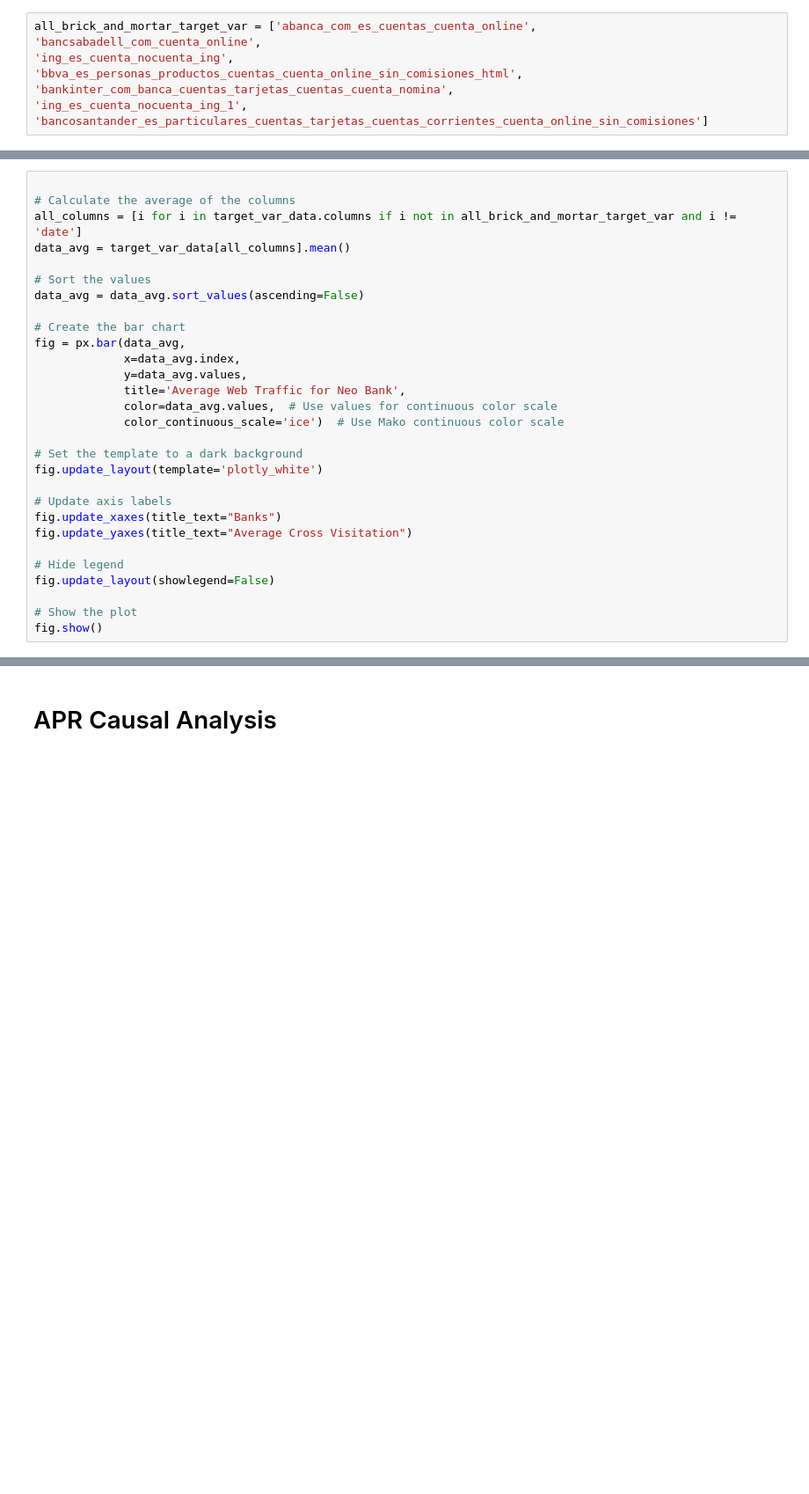
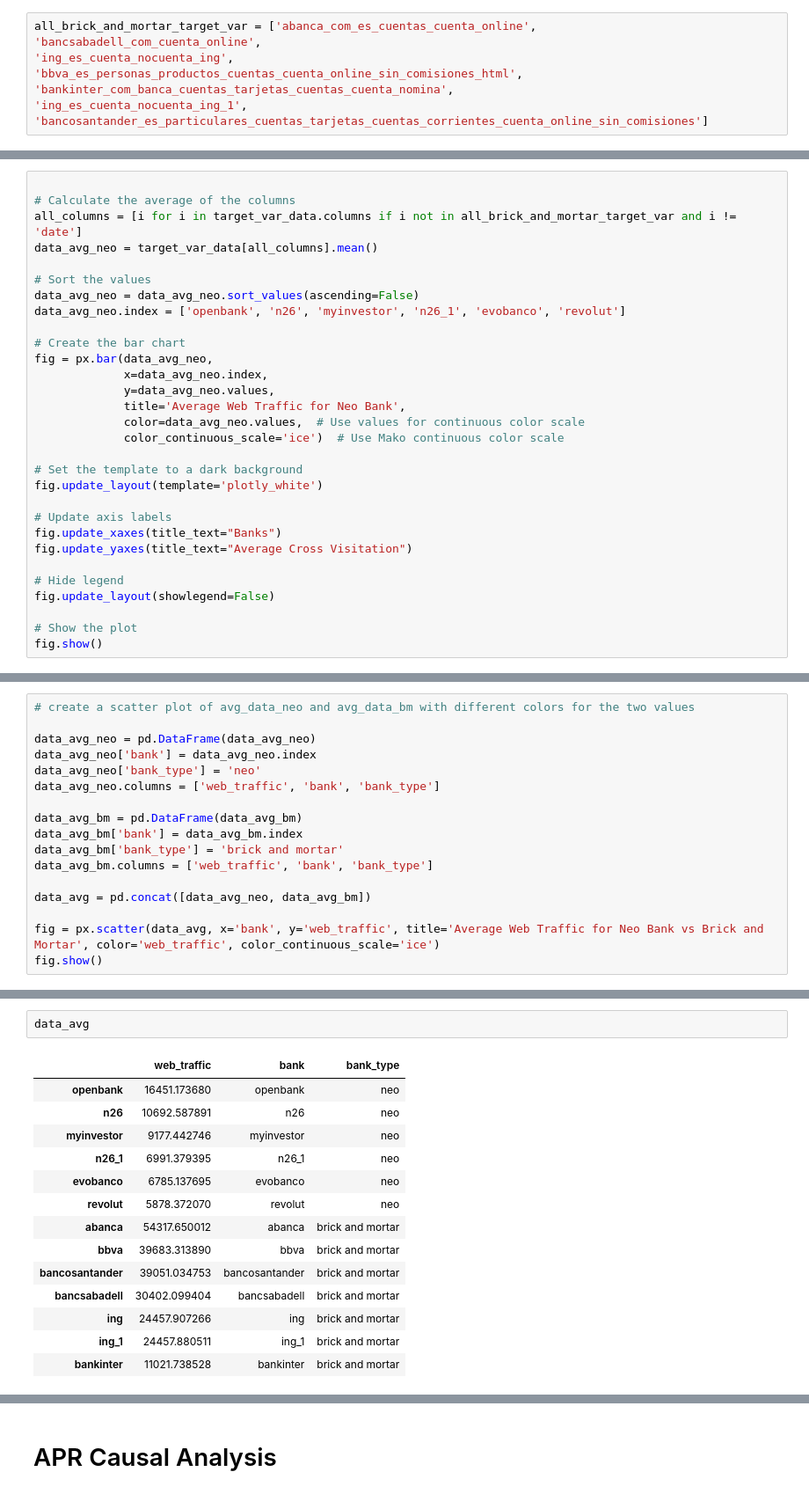
Before and after one commit to agbennett-bse/deloitte_digital_banking, a Jupyter notebook: deloitte_digital_banking/exploratory.ipynb, the cells around one changed output, grey strips where cells are left out. Shown at 88% size. Drawn from its saved outputs; the diff is of its cells as text; blank space fills up the shorter version.

```diff
--- a/deloitte_digital_banking/exploratory.ipynb
+++ b/deloitte_digital_banking/exploratory.ipynb
@@ -488,17 +567,18 @@ fig.show()
 
 # Calculate the average of the columns
 all_columns = [i for i in target_var_data.columns if i not in all_brick_and_mortar_target_var and i != 'date']
-data_avg = target_var_data[all_columns].mean()
+data_avg_neo = target_var_data[all_columns].mean()
 
 # Sort the values
-data_avg = data_avg.sort_values(ascending=False)
+data_avg_neo = data_avg_neo.sort_values(ascending=False)
+data_avg_neo.index = ['openbank', 'n26', 'myinvestor', 'n26_1', 'evobanco', 'revolut']
 
 # Create the bar chart
-fig = px.bar(data_avg,
-             x=data_avg.index,
-             y=data_avg.values,
+fig = px.bar(data_avg_neo,
+             x=data_avg_neo.index,
+             y=data_avg_neo.values,
              title='Average Web Traffic for Neo Bank',
-             color=data_avg.values,  # Use values for continuous color scale
+             color=data_avg_neo.values,  # Use values for continuous color scale
              color_continuous_scale='ice')  # Use Mako continuous color scale
 
 # Set the template to a dark background
@@ -526,0 +596,17 @@ target_var_data.head()
+# %%
+# create a scatter plot of avg_data_neo and avg_data_bm with different colors for the two values
+
+data_avg_neo = pd.DataFrame(data_avg_neo)
+data_avg_neo['bank'] = data_avg_neo.index
+data_avg_neo['bank_type'] = 'neo'
+data_avg_neo.columns = ['web_traffic', 'bank', 'bank_type']
+
+data_avg_bm = pd.DataFrame(data_avg_bm)
+data_avg_bm['bank'] = data_avg_bm.index
+data_avg_bm['bank_type'] = 'brick and mortar'
+data_avg_bm.columns = ['web_traffic', 'bank', 'bank_type']
+
+data_avg = pd.concat([data_avg_neo, data_avg_bm])
+
+fig = px.scatter(data_avg, x='bank', y='web_traffic', title='Average Web Traffic for Neo Bank vs Brick and Mortar', color='web_traffic', color_continuous_scale='ice')
+fig.show()
@@ -526,0 +623,17 @@ target_var_data.head()
+# %%
+data_avg
+# %% [output]
+|  | web_traffic | bank | bank_type |
+| openbank | 16451.173680 | openbank | neo |
+| n26 | 10692.587891 | n26 | neo |
+| myinvestor | 9177.442746 | myinvestor | neo |
+| n26_1 | 6991.379395 | n26_1 | neo |
+| evobanco | 6785.137695 | evobanco | neo |
+| revolut | 5878.372070 | revolut | neo |
+| abanca | 54317.650012 | abanca | brick and mortar |
+| bbva | 39683.313890 | bbva | brick and mortar |
+| bancosantander | 39051.034753 | bancosantander | brick and mortar |
+| bancsabadell | 30402.099404 | bancsabadell | brick and mortar |
+| ing | 24457.907266 | ing | brick and mortar |
+| ing_1 | 24457.880511 | ing_1 | brick and mortar |
+| bankinter | 11021.738528 | bankinter | brick and mortar |
```
Also changed, not shown: parts of 23 cells of this notebook, 6 other files.
